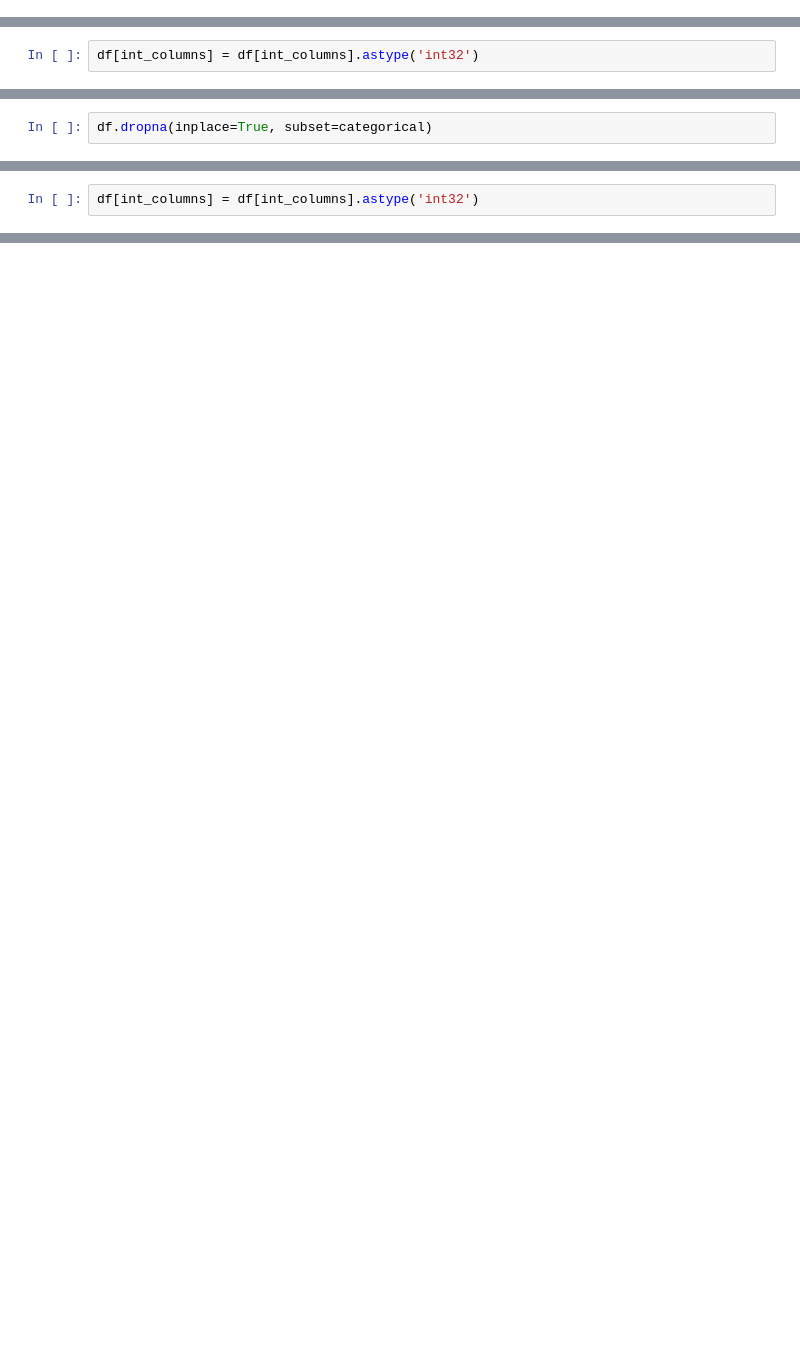
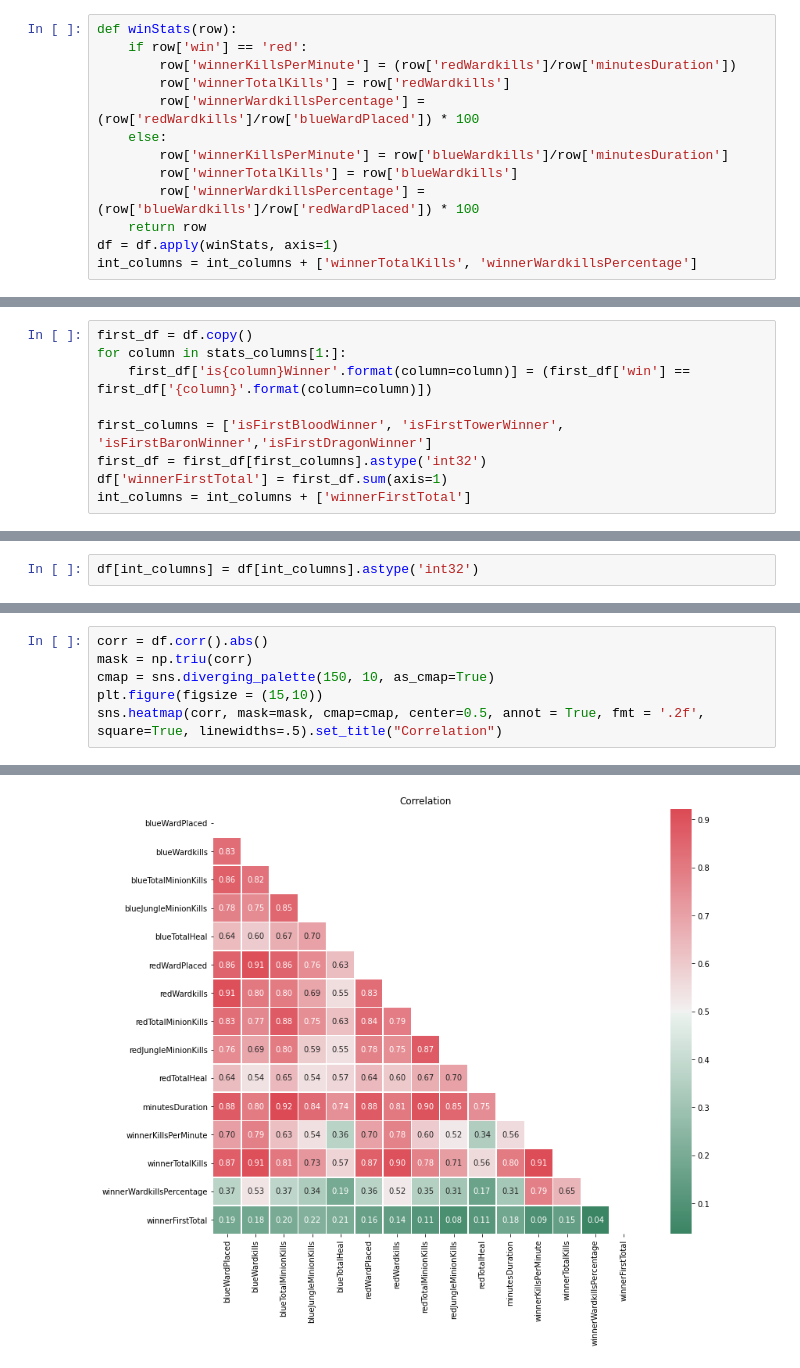
Before and after one commit to ukokuja/LOL_classification, a Jupyter notebook: lol-2.ipynb, the cells around one changed output, grey strips where cells are left out. Drawn from its saved outputs; the diff is of its cells as text; blank space fills up the shorter version.

```diff
--- a/lol-2.ipynb
+++ b/lol-2.ipynb
@@ -149,0 +264,13 @@ df.dropna(inplace=True, subset=categorical)
+# %%
+def winStats(row):
+    if row['win'] == 'red':
+        row['winnerKillsPerMinute'] = (row['redWardkills']/row['minutesDuration'])
+        row['winnerTotalKills'] = row['redWardkills']
+        row['winnerWardkillsPercentage'] = (row['redWardkills']/row['blueWardPlaced']) * 100
+    else:
+        row['winnerKillsPerMinute'] = row['blueWardkills']/row['minutesDuration']
+        row['winnerTotalKills'] = row['blueWardkills']
+        row['winnerWardkillsPercentage'] = (row['blueWardkills']/row['redWardPlaced']) * 100
+    return row
+df = df.apply(winStats, axis=1)
+int_columns = int_columns + ['winnerTotalKills', 'winnerWardkillsPercentage']
@@ -149,0 +279,9 @@ df.dropna(inplace=True, subset=categorical)
+# %%
+first_df = df.copy()
+for column in stats_columns[1:]:
+    first_df['is{column}Winner'.format(column=column)] = (first_df['win'] ==  first_df['{column}'.format(column=column)])
+
+first_columns = ['isFirstBloodWinner', 'isFirstTowerWinner', 'isFirstBaronWinner','isFirstDragonWinner']
+first_df = first_df[first_columns].astype('int32')
+df['winnerFirstTotal'] = first_df.sum(axis=1)
+int_columns = int_columns + ['winnerFirstTotal']
@@ -163,2 +291,0 @@ df.describe()
-# %%
-df.dropna(inplace=True, subset=categorical)
@@ -167,2 +291,0 @@ df.dropna(inplace=True, subset=categorical)
-# %%
-df[int_columns] = df[int_columns].astype('int32')
@@ -184,0 +314,7 @@ df.describe()
+# %%
+corr = df.corr().abs()
+mask = np.triu(corr)
+cmap = sns.diverging_palette(150, 10, as_cmap=True)
+plt.figure(figsize = (15,10))
+sns.heatmap(corr, mask=mask, cmap=cmap, center=0.5, annot = True, fmt = '.2f', square=True, linewidths=.5).set_title("Correlation")
+# %% [output]
@@ -184,0 +322 @@ df.describe()
+[figure, added]
```
Also changed, not shown: parts of 97 cells of this notebook, 3 other files.
